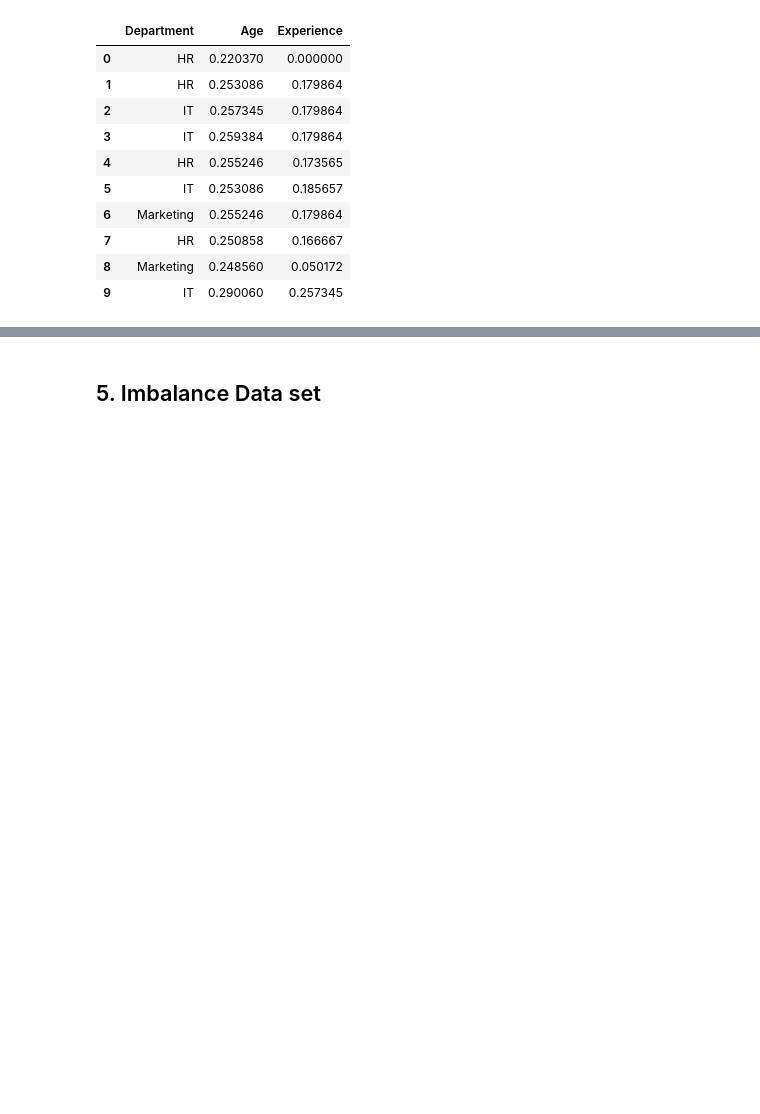
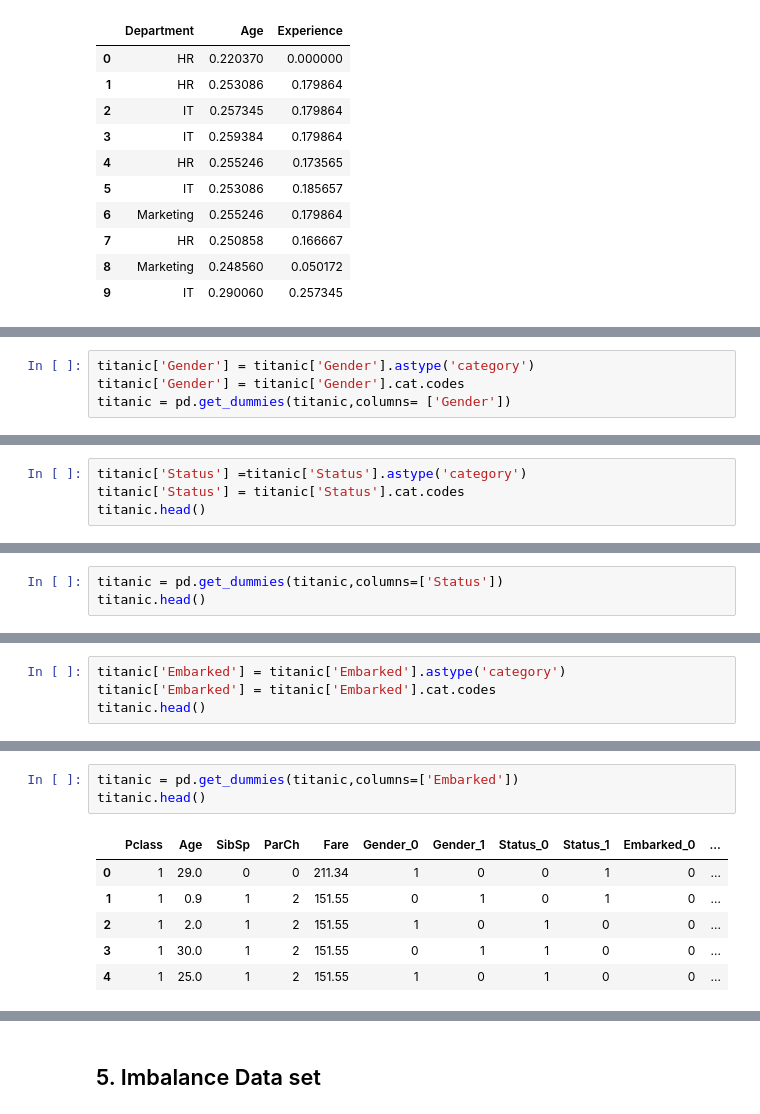
Before and after one commit to Selvam-DG/Data_Science, a Jupyter notebook: Stats/DATA PREPROCESSING.ipynb, the cells around one changed output, grey strips where cells are left out. Cells and saved outputs as stored; diff of their text form; blank space fills up the shorter version.

```diff
--- a/Stats/DATA PREPROCESSING.ipynb
+++ b/Stats/DATA PREPROCESSING.ipynb
@@ -508,0 +608,4 @@ df
+# %%
+titanic['Gender'] = titanic['Gender'].astype('category')
+titanic['Gender'] = titanic['Gender'].cat.codes
+titanic = pd.get_dummies(titanic,columns= ['Gender'])
@@ -508,0 +621,4 @@ df
+# %%
+titanic['Status'] =titanic['Status'].astype('category')
+titanic['Status'] = titanic['Status'].cat.codes
+titanic.head()
@@ -508,0 +632,3 @@ df
+# %%
+titanic = pd.get_dummies(titanic,columns=['Status'])
+titanic.head()
@@ -508,0 +642,4 @@ df
+# %%
+titanic['Embarked'] = titanic['Embarked'].astype('category')
+titanic['Embarked'] = titanic['Embarked'].cat.codes
+titanic.head()
@@ -508,0 +653,10 @@ df
+# %%
+titanic = pd.get_dummies(titanic,columns=['Embarked'])
+titanic.head()
+# %% [output]
+|  | Pclass | Age | SibSp | ParCh | Fare | Gender_0 | Gender_1 | Status_0 | Status_1 | Embarked_0 | ... |
+| 0 | 1 | 29.0 | 0 | 0 | 211.34 | 1 | 0 | 0 | 1 | 0 | ... |
+| 1 | 1 | 0.9 | 1 | 2 | 151.55 | 0 | 1 | 0 | 1 | 0 | ... |
+| 2 | 1 | 2.0 | 1 | 2 | 151.55 | 1 | 0 | 1 | 0 | 0 | ... |
+| 3 | 1 | 30.0 | 1 | 2 | 151.55 | 0 | 1 | 1 | 0 | 0 | ... |
+| 4 | 1 | 25.0 | 1 | 2 | 151.55 | 1 | 0 | 1 | 0 | 0 | ... |
```
Also changed, not shown: parts of 31 cells of this notebook, 1 other file.
